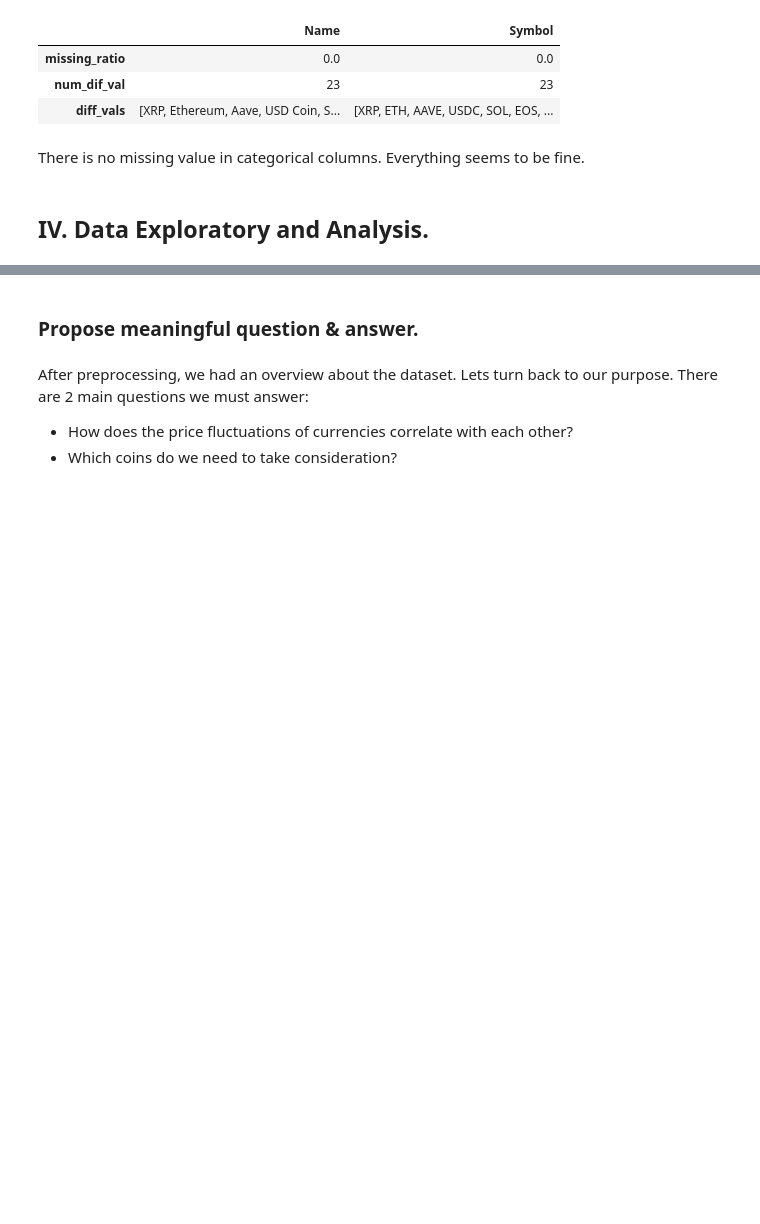
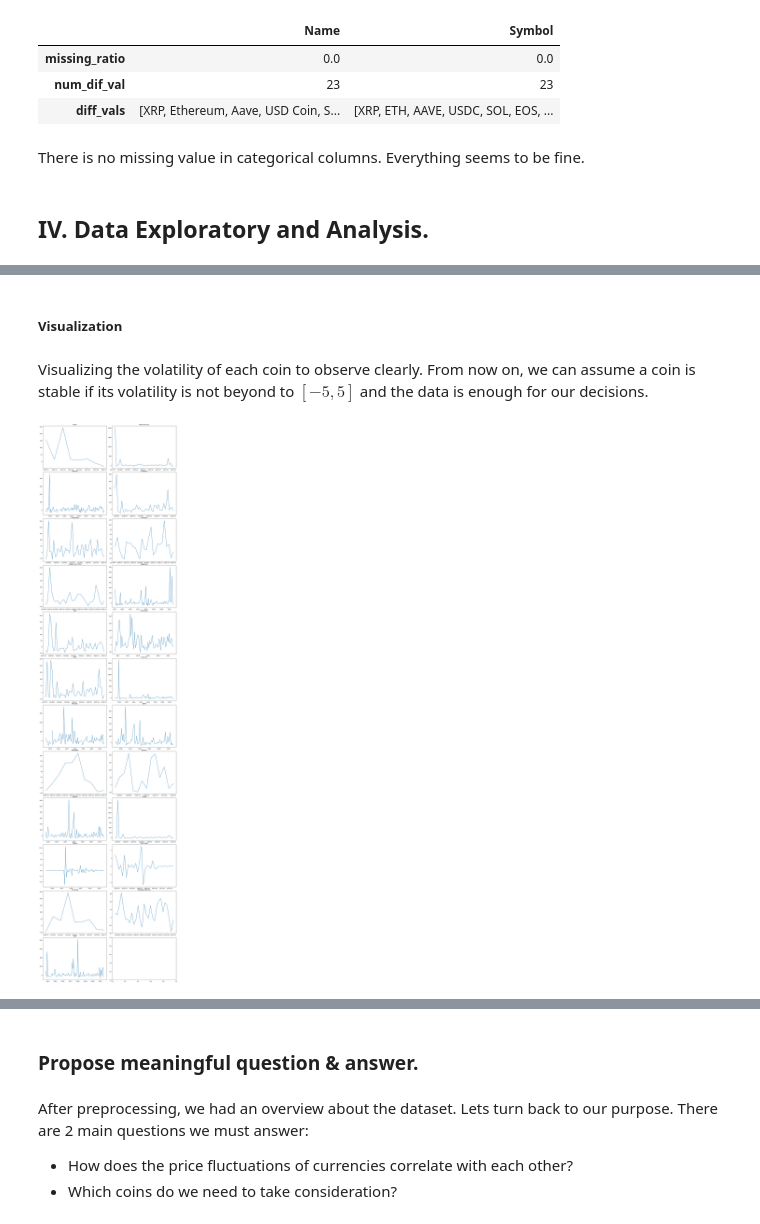
Before and after one commit to henryone0910/Crypto-Analysis, a Jupyter notebook: Final.ipynb, the cells around one changed output, grey strips where cells are left out. Drawn from its saved outputs; the diff is of its cells as text; code cells hidden in the pictures; blank space fills up the shorter version.

Commit message:
Visual stable coin

```diff
--- a/Final.ipynb
+++ b/Final.ipynb
@@ -335,0 +410,12 @@ There is no missing value in categorical columns. Everything seems to be fine.
+# %% [markdown]
+##### Visualization
+# %% [markdown]
+Visualizing the volatility of each coin to observe clearly. From now on, we can assume a coin is stable if its volatility is not beyond to $[-5,5]$ and the data is enough for our decisions.
+# %%
+fig, axs = plt.subplots(int(res.columns.size/2 + 1),2, figsize=(15,60))
+fig.tight_layout()
+for i in range(res.columns.size):
+    axs[int(i/2),i%2].plot(res[res.columns.values[i]])
+    axs[int(i/2),i%2].set_title(res.columns.values[i])
+# %% [output]
+[figure, added]
```
Also changed, not shown: parts of 19 cells of this notebook.
